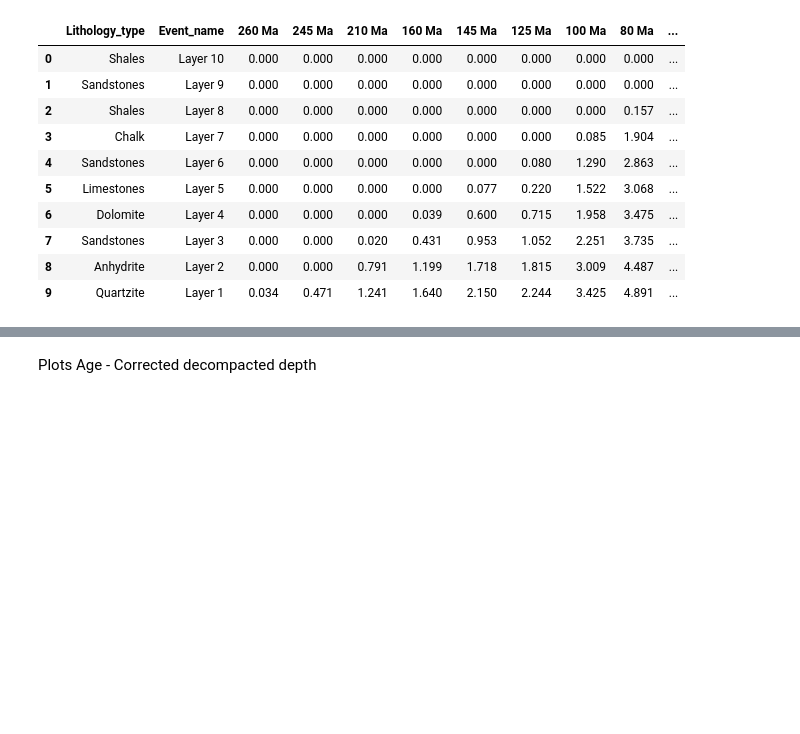
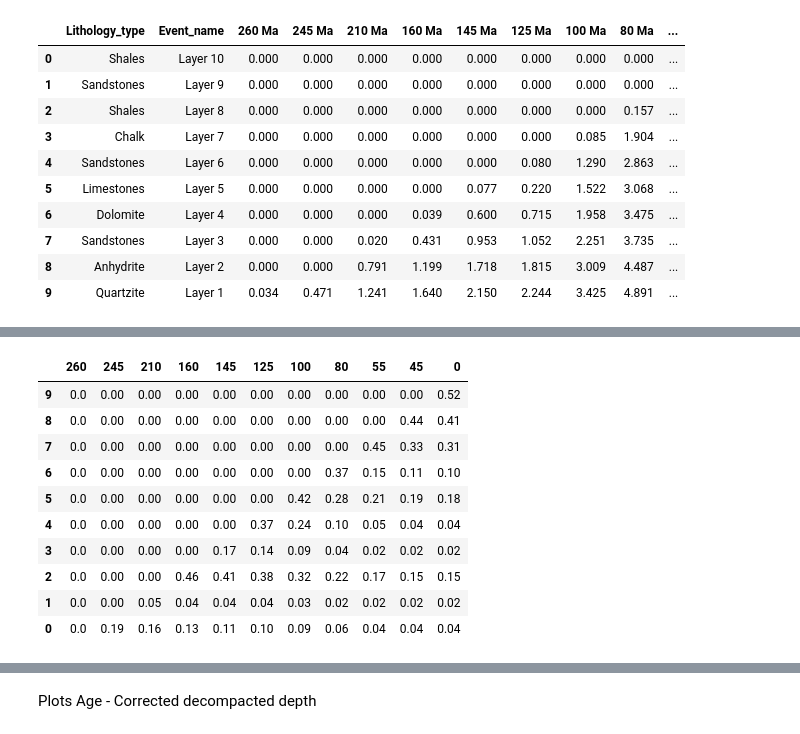
Before and after one commit to MariiaKalinina/Elasticity, a Jupyter notebook: Untitled46.ipynb, the cells around one changed output, grey strips where cells are left out. Saved outputs shown, nothing was run; the diff lists cells and outputs as text; code cells hidden in the pictures; blank space fills up the shorter version.

```diff
--- a/Untitled46.ipynb
+++ b/Untitled46.ipynb
@@ -329,0 +408,25 @@ porosity_df
+# %%
+# work_layers = df_well[1:df_well.shape[0]-1] ### Слои, по которым идет расчет
+# work_layers
+
+# porosity_df.iloc[:, 2:porosity_df.shape[1]]
+
+table_mine = (porosity_df.iloc[:, 2:porosity_df.shape[1]])
+table_mine = table_mine.apply(lambda x: x.astype(float))
+
+table_ref = (reference[::-1].iloc[:, 1:reference.shape[1]])
+table_ref = table_ref.apply(lambda x: x.astype(float))
+# %%
+table_ref
+# %% [output]
+|  | 260 | 245 | 210 | 160 | 145 | 125 | 100 | 80 | 55 | 45 | 0 |
+| 9 | 0.0 | 0.00 | 0.00 | 0.00 | 0.00 | 0.00 | 0.00 | 0.00 | 0.00 | 0.00 | 0.52 |
+| 8 | 0.0 | 0.00 | 0.00 | 0.00 | 0.00 | 0.00 | 0.00 | 0.00 | 0.00 | 0.44 | 0.41 |
+| 7 | 0.0 | 0.00 | 0.00 | 0.00 | 0.00 | 0.00 | 0.00 | 0.00 | 0.45 | 0.33 | 0.31 |
+| 6 | 0.0 | 0.00 | 0.00 | 0.00 | 0.00 | 0.00 | 0.00 | 0.37 | 0.15 | 0.11 | 0.10 |
+| 5 | 0.0 | 0.00 | 0.00 | 0.00 | 0.00 | 0.00 | 0.42 | 0.28 | 0.21 | 0.19 | 0.18 |
+| 4 | 0.0 | 0.00 | 0.00 | 0.00 | 0.00 | 0.37 | 0.24 | 0.10 | 0.05 | 0.04 | 0.04 |
+| 3 | 0.0 | 0.00 | 0.00 | 0.00 | 0.17 | 0.14 | 0.09 | 0.04 | 0.02 | 0.02 | 0.02 |
+| 2 | 0.0 | 0.00 | 0.00 | 0.46 | 0.41 | 0.38 | 0.32 | 0.22 | 0.17 | 0.15 | 0.15 |
+| 1 | 0.0 | 0.00 | 0.05 | 0.04 | 0.04 | 0.04 | 0.03 | 0.02 | 0.02 | 0.02 | 0.02 |
+| 0 | 0.0 | 0.19 | 0.16 | 0.13 | 0.11 | 0.10 | 0.09 | 0.06 | 0.04 | 0.04 | 0.04 |
```
Also changed, not shown: parts of 14 cells of this notebook.
